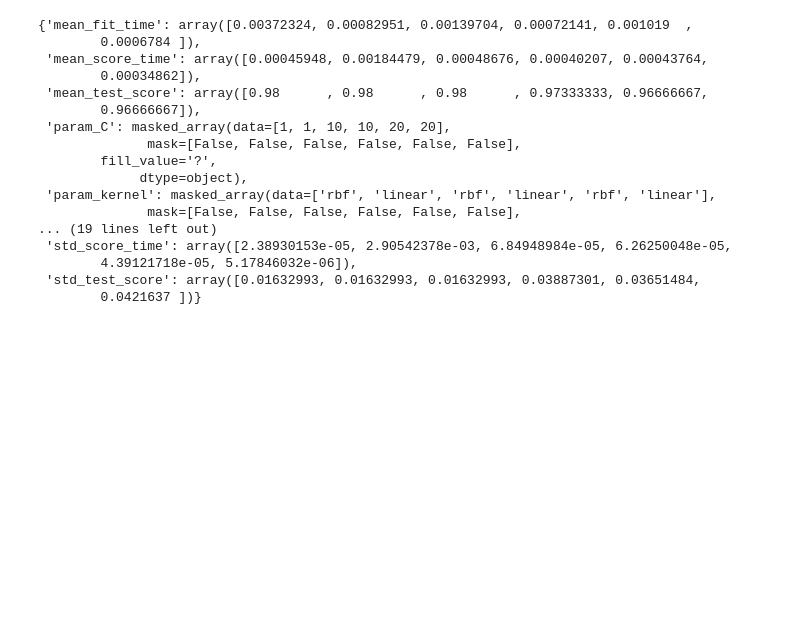
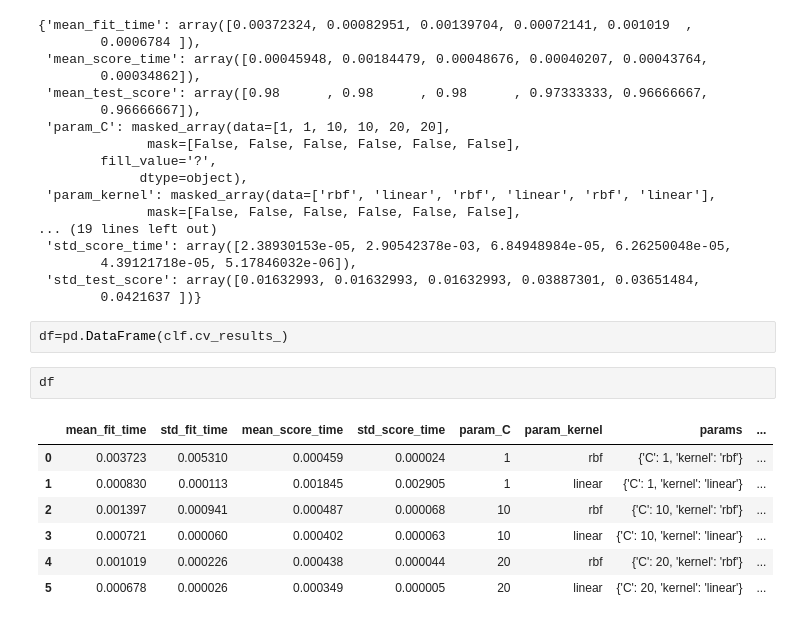
Before and after one commit to Sujitharasamsetty/Machine-Learning-, a Jupyter notebook: Hyper Parameter Tuning Grid Search/Hyper_Parameter_Tuning_Grid_SearchCV.ipynb, the cells around one changed output. Drawn from its saved outputs; the diff is of its cells as text; blank space fills up the shorter version.

```diff
--- a/Hyper Parameter Tuning Grid Search/Hyper_Parameter_Tuning_Grid_SearchCV.ipynb
+++ b/Hyper Parameter Tuning Grid Search/Hyper_Parameter_Tuning_Grid_SearchCV.ipynb
@@ -75,3 +75,15 @@ clf.cv_results_
         4.39121718e-05, 5.17846032e-06]),
  'std_test_score': array([0.01632993, 0.01632993, 0.01632993, 0.03887301, 0.03651484,
         0.0421637 ])}
+# %%
+df=pd.DataFrame(clf.cv_results_)
+# %%
+df
+# %% [output]
+|  | mean_fit_time | std_fit_time | mean_score_time | std_score_time | param_C | param_kernel | params | ... |
+| 0 | 0.003723 | 0.005310 | 0.000459 | 0.000024 | 1 | rbf | {'C': 1, 'kernel': 'rbf'} | ... |
+| 1 | 0.000830 | 0.000113 | 0.001845 | 0.002905 | 1 | linear | {'C': 1, 'kernel': 'linear'} | ... |
+| 2 | 0.001397 | 0.000941 | 0.000487 | 0.000068 | 10 | rbf | {'C': 10, 'kernel': 'rbf'} | ... |
+| 3 | 0.000721 | 0.000060 | 0.000402 | 0.000063 | 10 | linear | {'C': 10, 'kernel': 'linear'} | ... |
+| 4 | 0.001019 | 0.000226 | 0.000438 | 0.000044 | 20 | rbf | {'C': 20, 'kernel': 'rbf'} | ... |
+| 5 | 0.000678 | 0.000026 | 0.000349 | 0.000005 | 20 | linear | {'C': 20, 'kernel': 'linear'} | ... |
```
Also changed, not shown: parts of 4 cells of this notebook.
